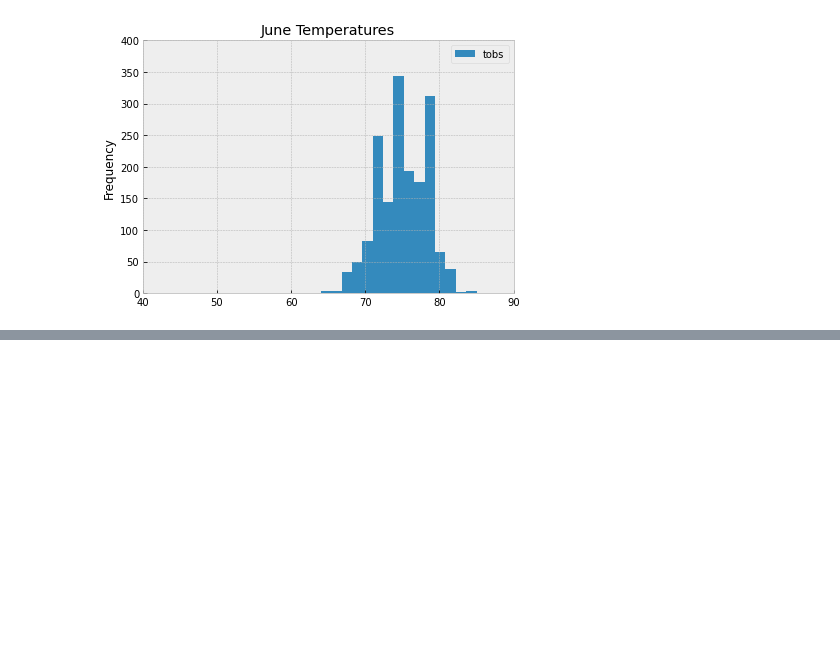
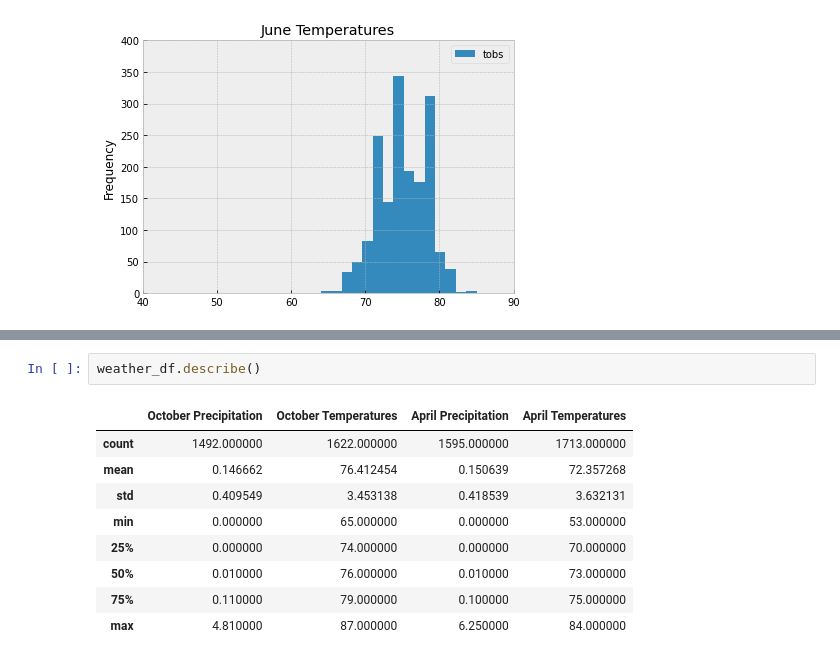
Before and after one commit to teachjanderson/surfs_up, a Jupyter notebook: SurfsUp_Challenge.ipynb, the cells around one changed output, grey strips where cells are left out. Drawn from its saved outputs; the diff is of its cells as text; blank space fills up the shorter version.

```diff
--- a/SurfsUp_Challenge.ipynb
+++ b/SurfsUp_Challenge.ipynb
@@ -227,0 +319,12 @@ plt.ylim([0,400])
+# %%
+weather_df.describe()
+# %% [output]
+|  | October Precipitation | October Temperatures | April Precipitation | April Temperatures |
+| count | 1492.000000 | 1622.000000 | 1595.000000 | 1713.000000 |
+| mean | 0.146662 | 76.412454 | 0.150639 | 72.357268 |
+| std | 0.409549 | 3.453138 | 0.418539 | 3.632131 |
+| min | 0.000000 | 65.000000 | 0.000000 | 53.000000 |
+| 25% | 0.000000 | 74.000000 | 0.000000 | 70.000000 |
+| 50% | 0.010000 | 76.000000 | 0.010000 | 73.000000 |
+| 75% | 0.110000 | 79.000000 | 0.100000 | 75.000000 |
+| max | 4.810000 | 87.000000 | 6.250000 | 84.000000 |
```
Also changed, not shown: parts of 8 cells of this notebook, 1 other file.
